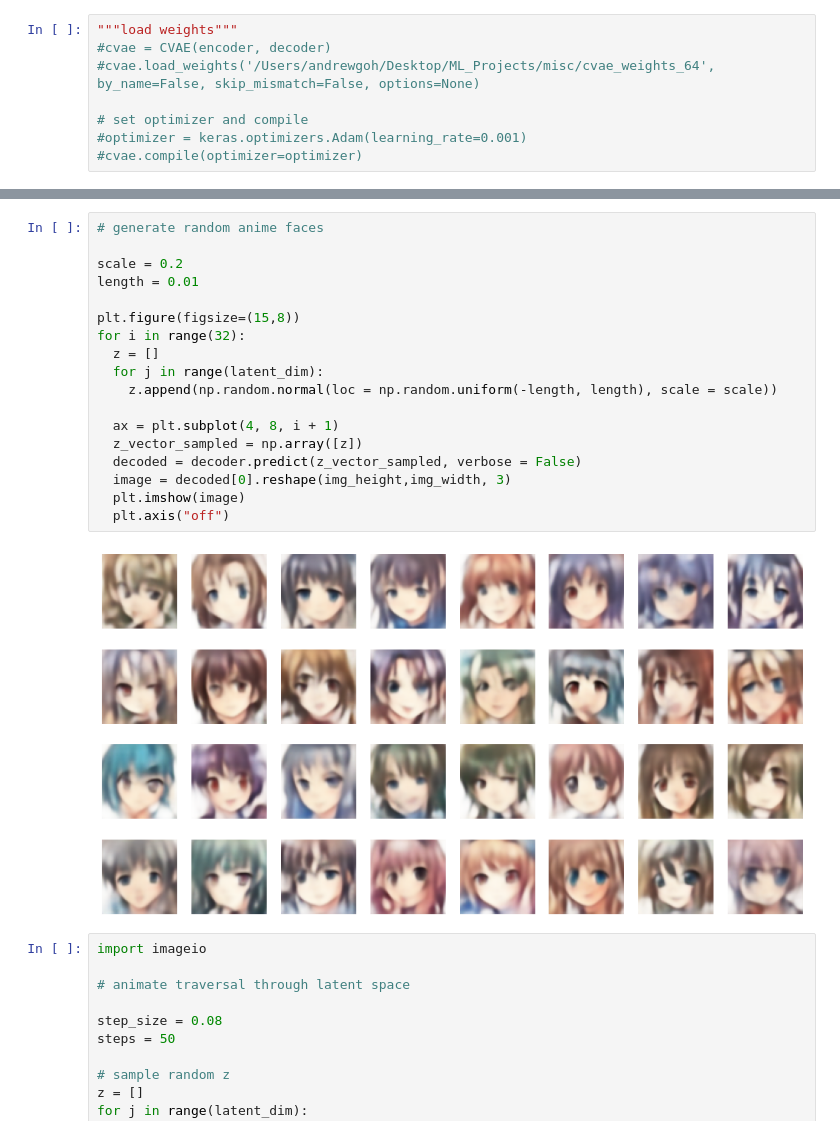
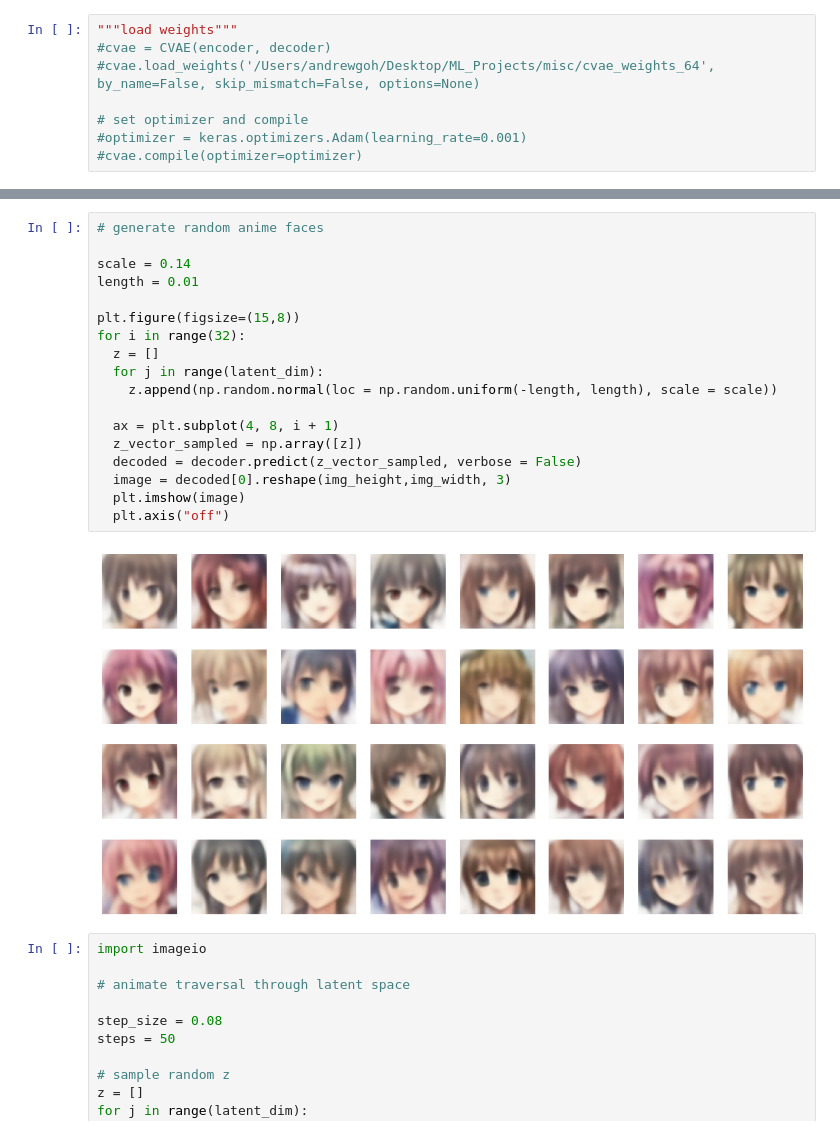
Before and after one commit to Cuzime/ML_projects, a Jupyter notebook: AYCL.ipynb, the cells around one changed output, grey strips where cells are left out. Drawn from its saved outputs; the diff is of its cells as text.

Commit message:
updated visuals

```diff
--- a/AYCL.ipynb
+++ b/AYCL.ipynb
@@ -1674,23 +1671,23 @@ for i in range(7):
 # %%
 # generate random anime faces
 
-scale = 0.2
+scale = 0.14
 length = 0.01
 
 plt.figure(figsize=(15,8))
 for i in range(32):
   z = []
   for j in range(latent_dim):
     z.append(np.random.normal(loc = np.random.uniform(-length, length), scale = scale))
 
   ax = plt.subplot(4, 8, i + 1)
   z_vector_sampled = np.array([z])
   decoded = decoder.predict(z_vector_sampled, verbose = False)
   image = decoded[0].reshape(img_height,img_width, 3)
   plt.imshow(image)
   plt.axis("off")
 # %% [output]
-[figure, old version]
+[figure, new version]
 # %%
 import imageio
 
```
Also changed, not shown: parts of 5 cells of this notebook.
